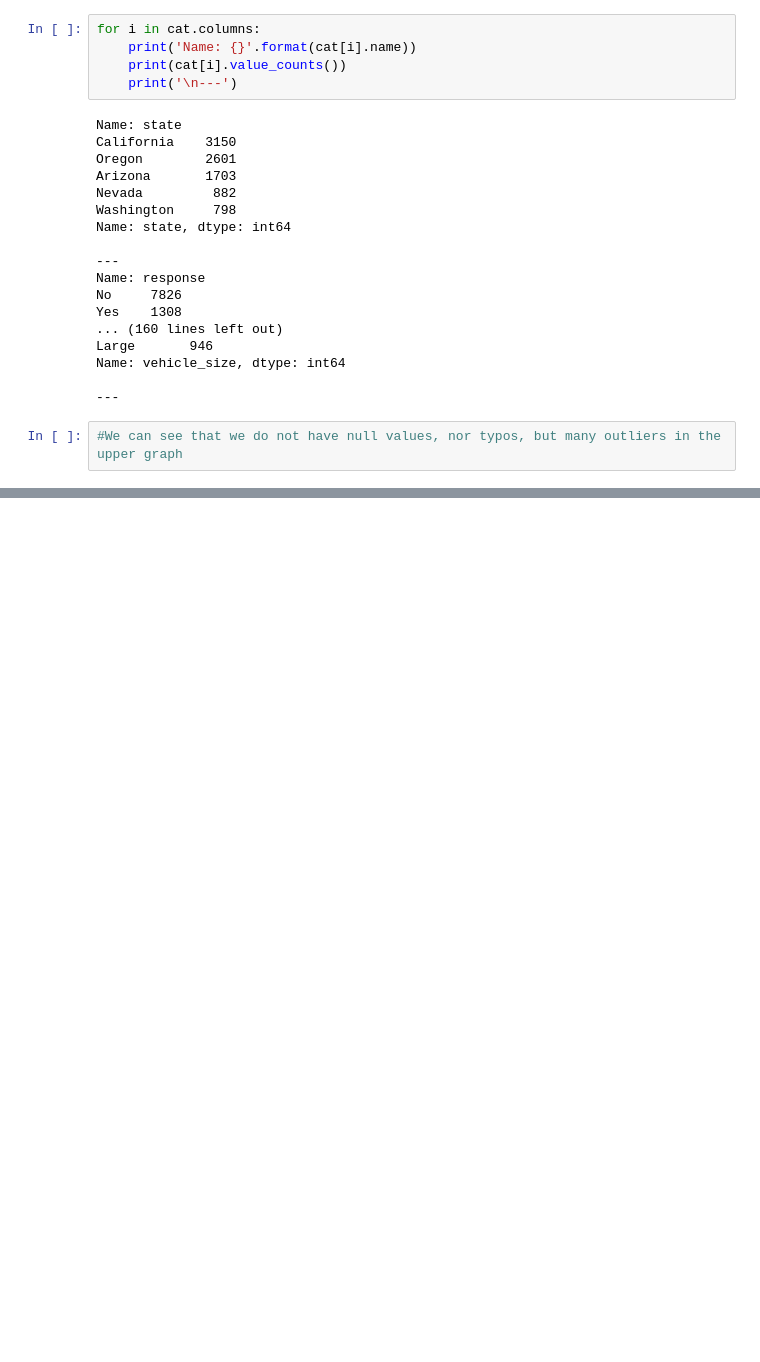
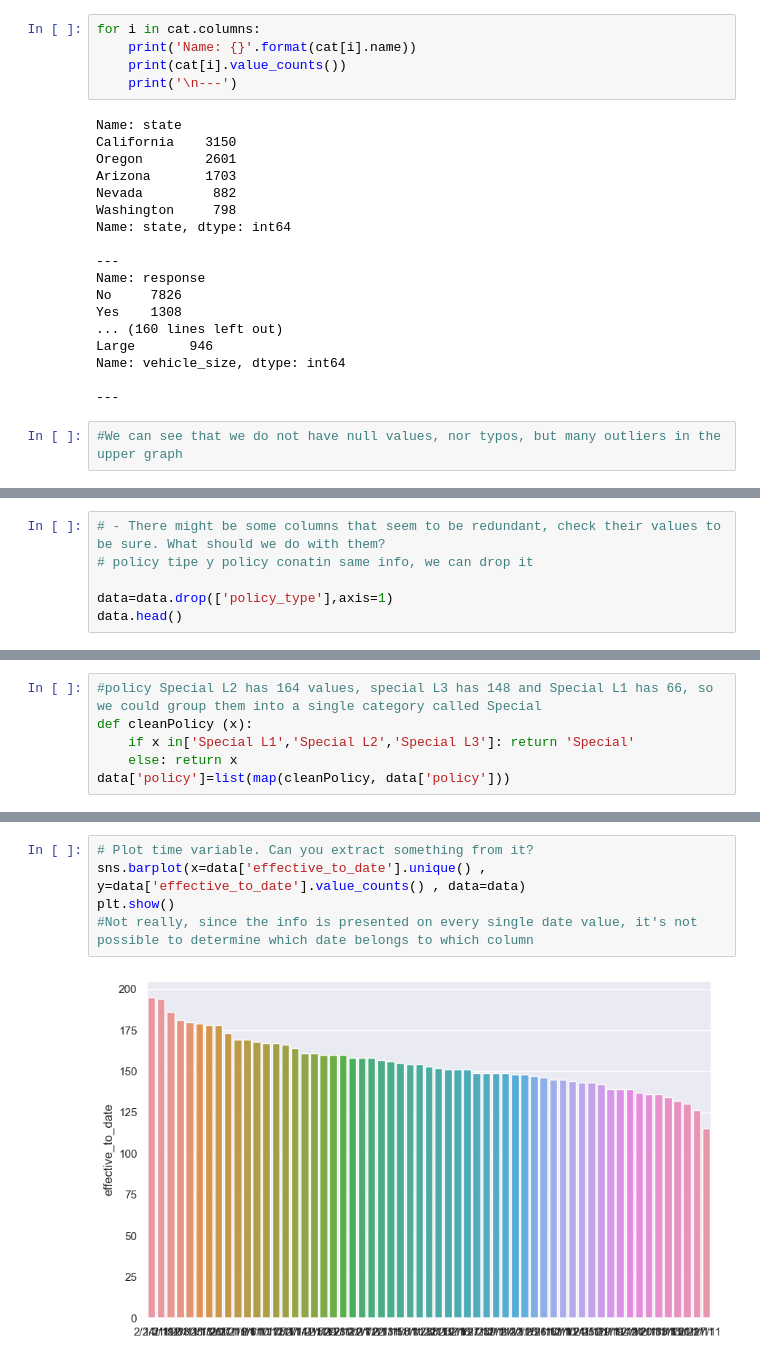
Before and after one commit to EmiliaLopez/IRONHACK_DA_LABS, a Jupyter notebook: LABS_PYTHON_IH/Lab_Cleaning_categorical_data.ipynb, the cells around one changed output, grey strips where cells are left out. Drawn from its saved outputs; the diff is of its cells as text; blank space fills up the shorter version.

```diff
--- a/LABS_PYTHON_IH/Lab_Cleaning_categorical_data.ipynb
+++ b/LABS_PYTHON_IH/Lab_Cleaning_categorical_data.ipynb
@@ -118,0 +162,6 @@ Name: vehicle_size, dtype: int64
+# %%
+# - There might be some columns that seem to be redundant, check their values to be sure. What should we do with them?
+# policy tipe y policy conatin same info, we can drop it
+
+data=data.drop(['policy_type'],axis=1)
+data.head()
@@ -118,0 +200,6 @@ Name: vehicle_size, dtype: int64
+# %%
+#policy Special L2 has 164 values, special L3 has 148 and Special L1 has 66, so we could group them into a single category called Special
+def cleanPolicy (x):
+    if x in['Special L1','Special L2','Special L3']: return 'Special'
+    else: return x
+data['policy']=list(map(cleanPolicy, data['policy']))
@@ -118,0 +217,7 @@ Name: vehicle_size, dtype: int64
+# %%
+# Plot time variable. Can you extract something from it?
+sns.barplot(x=data['effective_to_date'].unique() , y=data['effective_to_date'].value_counts() , data=data)
+plt.show()
+#Not really, since the info is presented on every single date value, it's not possible to determine which date belongs to which column
+# %% [output]
+[figure, added]
```
Also changed, not shown: parts of 15 cells of this notebook, 1 other file.
